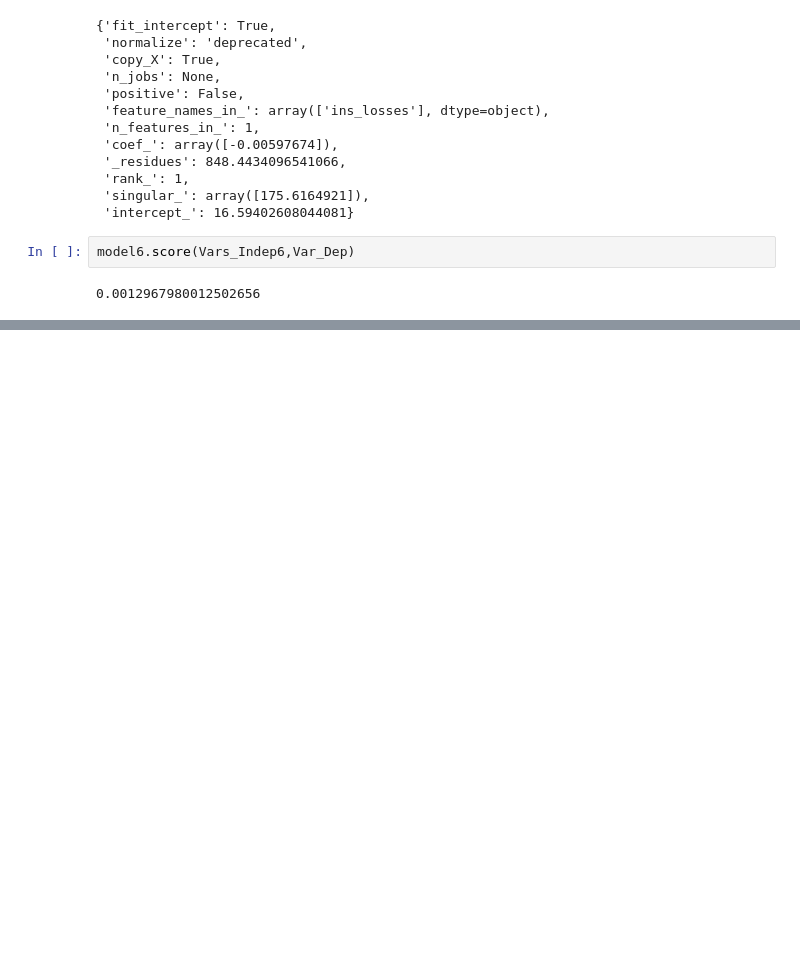
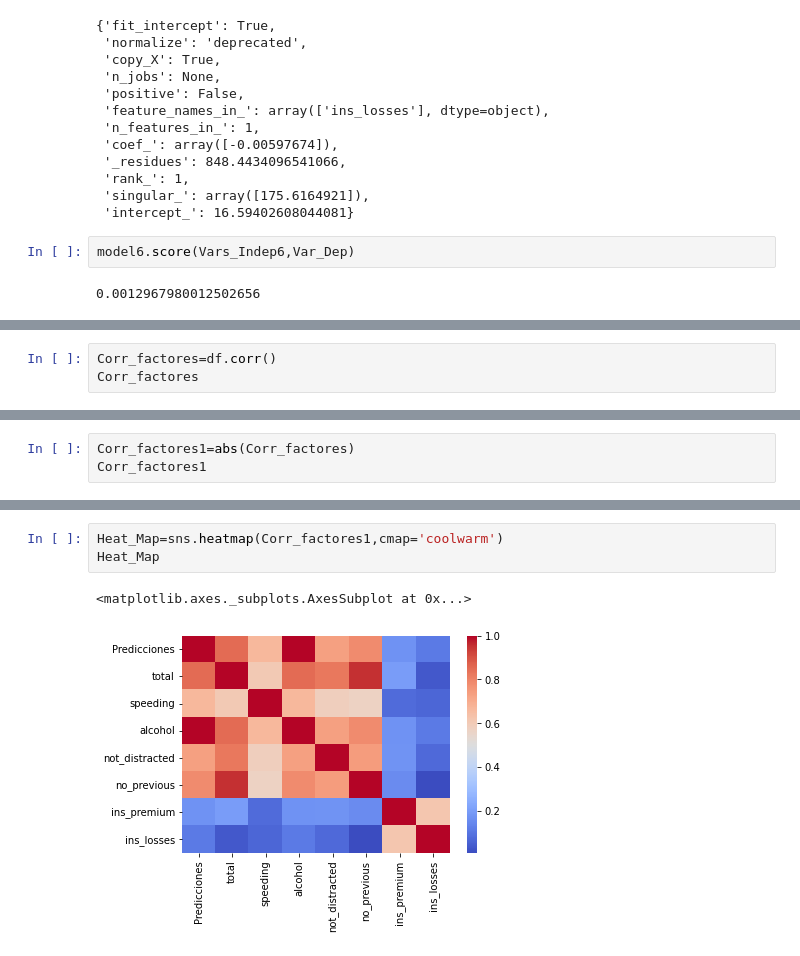
Before and after one commit to AbrilMartinez18/Abril-T13002C, a Jupyter notebook: RegLinealS5.ipynb, the cells around one changed output, grey strips where cells are left out. Drawn from its saved outputs; the diff is of its cells as text; blank space fills up the shorter version.

```diff
--- a/RegLinealS5.ipynb
+++ b/RegLinealS5.ipynb
@@ -212,0 +281,3 @@ model6.score(Vars_Indep6,Var_Dep)
+# %%
+Corr_factores=df.corr()
+Corr_factores
@@ -212,0 +294,3 @@ model6.score(Vars_Indep6,Var_Dep)
+# %%
+Corr_factores1=abs(Corr_factores)
+Corr_factores1
@@ -212,0 +307,6 @@ model6.score(Vars_Indep6,Var_Dep)
+# %%
+Heat_Map=sns.heatmap(Corr_factores1,cmap='coolwarm')
+Heat_Map
+# %% [output]
+<matplotlib.axes._subplots.AxesSubplot at 0x...>
+[figure, added]
```
Also changed, not shown: parts of 16 cells of this notebook.
